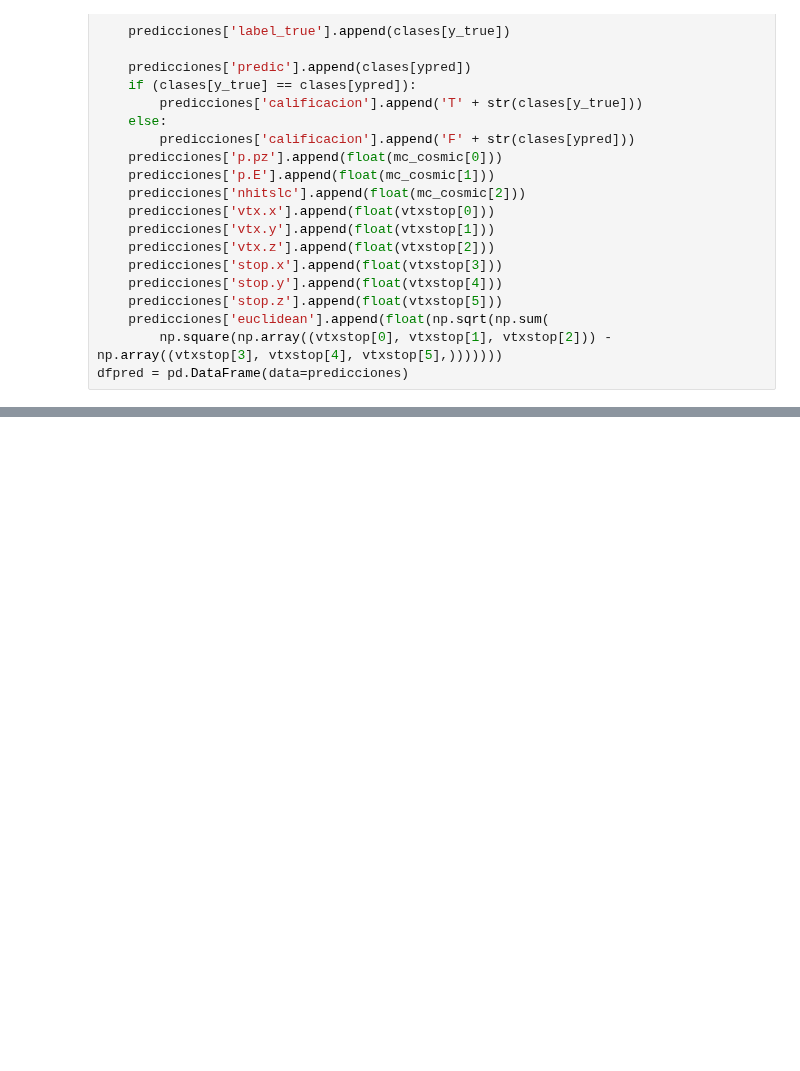
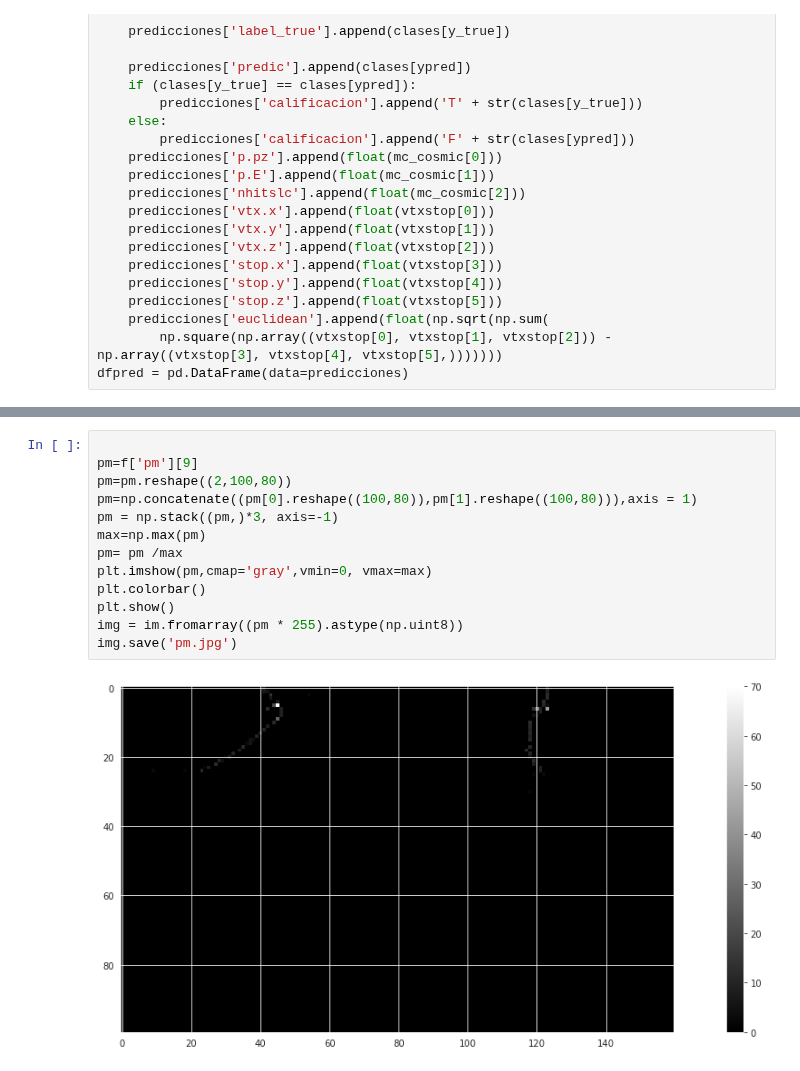
Before and after one commit to Arcrafa/nova, a Jupyter notebook: cvn2/view_pm.ipynb, the cells around one changed output, grey strips where cells are left out. Drawn from its saved outputs; the diff is of its cells as text; blank space fills up the shorter version.

```diff
--- a/cvn2/view_pm.ipynb
+++ b/cvn2/view_pm.ipynb
@@ -134,0 +158,15 @@ plt.show()
+# %%
+
+pm=f['pm'][9]
+pm=pm.reshape((2,100,80))
+pm=np.concatenate((pm[0].reshape((100,80)),pm[1].reshape((100,80))),axis = 1)
+pm = np.stack((pm,)*3, axis=-1)
+max=np.max(pm)
+pm= pm /max
+plt.imshow(pm,cmap='gray',vmin=0, vmax=max)
+plt.colorbar()
+plt.show()
+img = im.fromarray((pm * 255).astype(np.uint8))
+img.save('pm.jpg')
+# %% [output]
+[figure, added]
```
Also changed, not shown: parts of 5 cells of this notebook, 3 other files.
